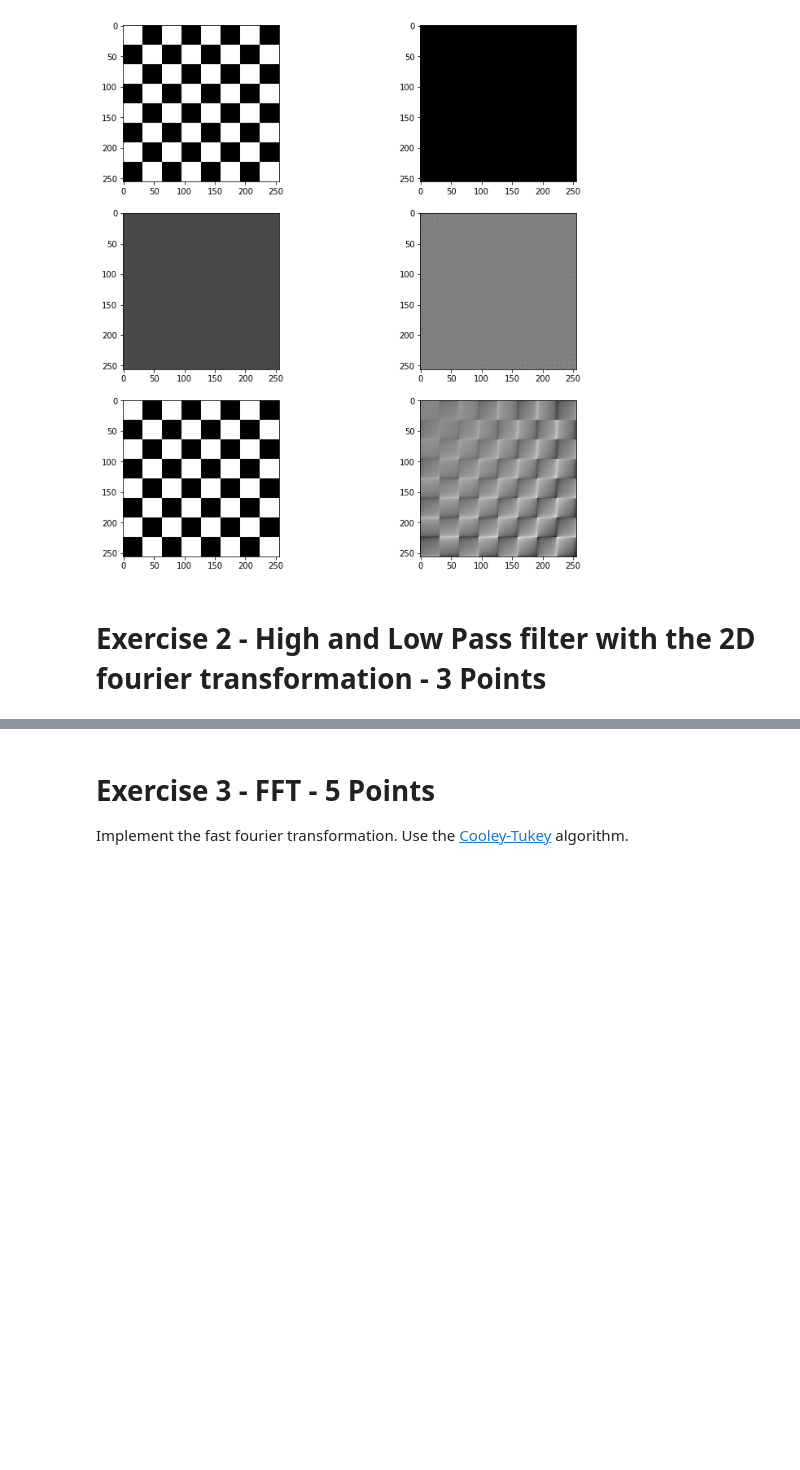
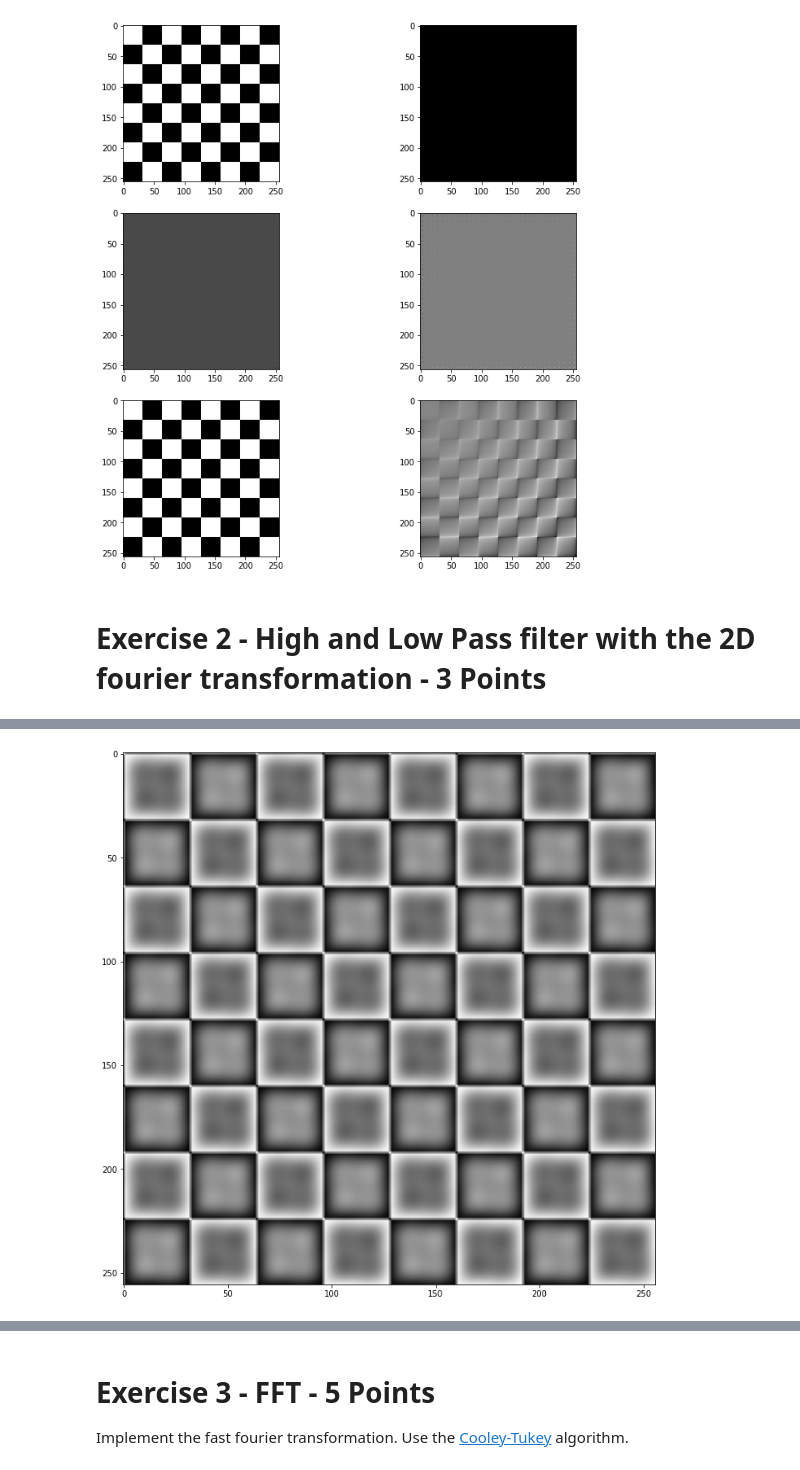
Before and after one commit to oleksa-oleksa/Image_Processing_SS2020_FU_Berlin, a Jupyter notebook: assignments/07_assignment.ipynb, the cells around one changed output, grey strips where cells are left out. Saved outputs shown, nothing was run; the diff lists cells and outputs as text; code cells hidden in the pictures; blank space fills up the shorter version.

Commit message:
high. low and band pass are done

```diff
--- a/assignments/07_assignment.ipynb
+++ b/assignments/07_assignment.ipynb
@@ -128,7 +128,8 @@ plt.show
 # Exercise 2 - High and Low Pass filter with the 2D fourier transformation - 3 Points
 # %%
 def high_pass(img_ft, n):
-    """Removes the low frequencies"""
+    """Removes the low frequencies
+    Low-Pass Filtering (Blurring)"""
     ft = img_ft.copy()
     ft[:n, :n] = 0
     ft[-n:, :n] = 0
@@ -137,17 +138,34 @@ def high_pass(img_ft, n):
     return ft
 
 def low_pass(img_ft, n):
-    """Removes the high frequencies"""
+    """Removes the high frequencies
+    High pass filters are usually used for sharpening."""
     # your code here
-    return img_ft
+    ft = img_ft.copy()
+    # remove center, n is the number of elements that should remain after filter was applied
+    # first  take all rows and cut the columns
+    ft[:, n:-n] = 0
+    # invert mathematic
+    ft[n:-n, :] = 0
+    return ft
 
 def band_pass(img_ft, low, high):
-    """Only preserve the frequencies between low and high"""
+    """Only preserve the frequencies between low and high
+    Bandpass filtering can be used to enhance edges (suppressing low frequencies)
+    while reducing the noise at the same time (attenuating high frequencies).
+    """
     # your code here
-    return img_ft
+    # cut the low frequencies
+    # high_pass: ---low+++++++++++++
+    # low_pass:  +++++++++++++high----
+    ft = img_ft.copy()
+    ft = high_pass(img_ft, low)
+    ft = low_pass(img_ft, high)
+    return ft
 
 def inv_dft_and_plot(img_ft):
     plt.imshow(np.real(inv_dft2d(img_ft)), cmap='gray')
+    #plt.imshow(np.real(img_ft), cmap='gray')
     plt.show()
 # %%
 chess_board_ft = dft2d(chess_board())
@@ -161,7 +181,9 @@ plt.show()
 # %%
 # remove the low frequencies of the chess board
 chess_high_feq = high_pass(chess_board_ft, 12)
-inv_dft_and_plot(chess_high_feq)
+inv_dft_and_plot(np.real(chess_high_feq))
+# %% [output]
+[figure, added]
 # %%
 # remove the high frequencies of the chess board
 chess_low_feq = low_pass(chess_board_ft, 10)
```
Also changed, not shown: parts of 4 cells of this notebook.
